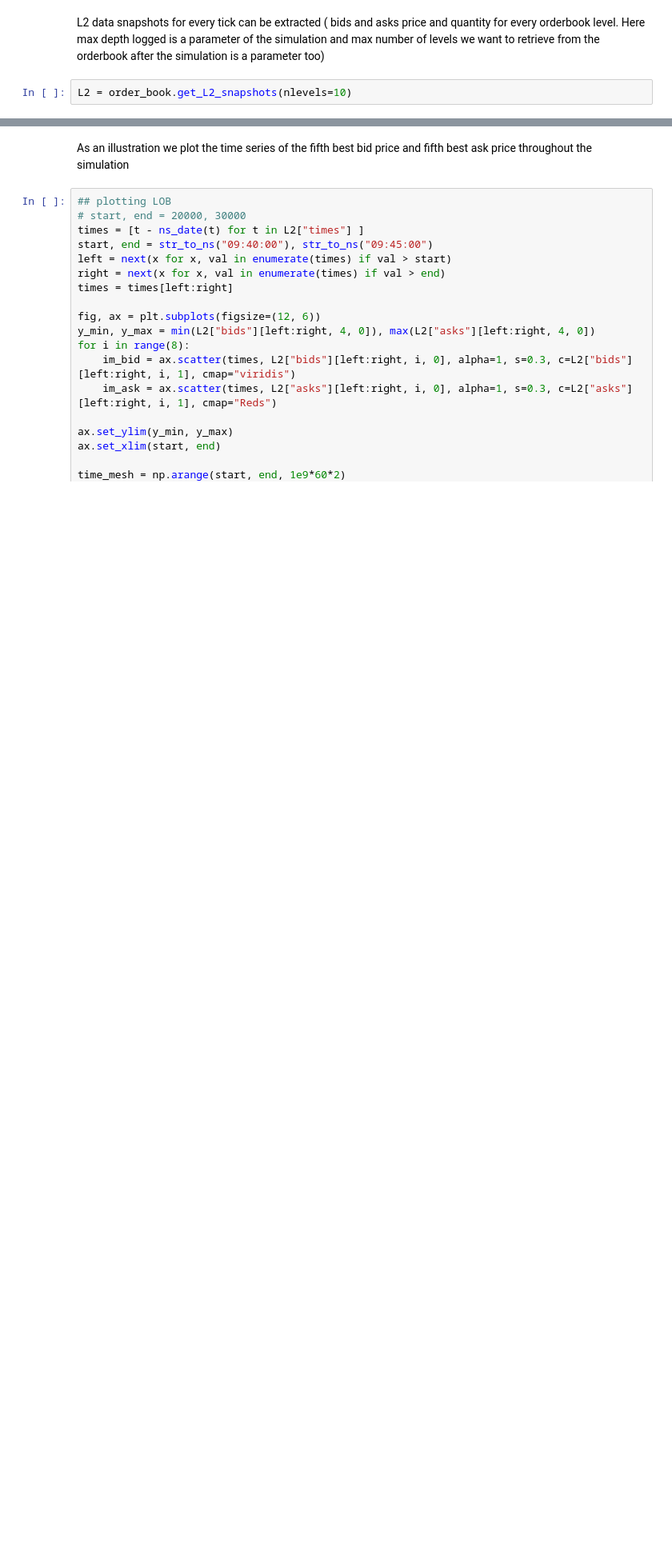
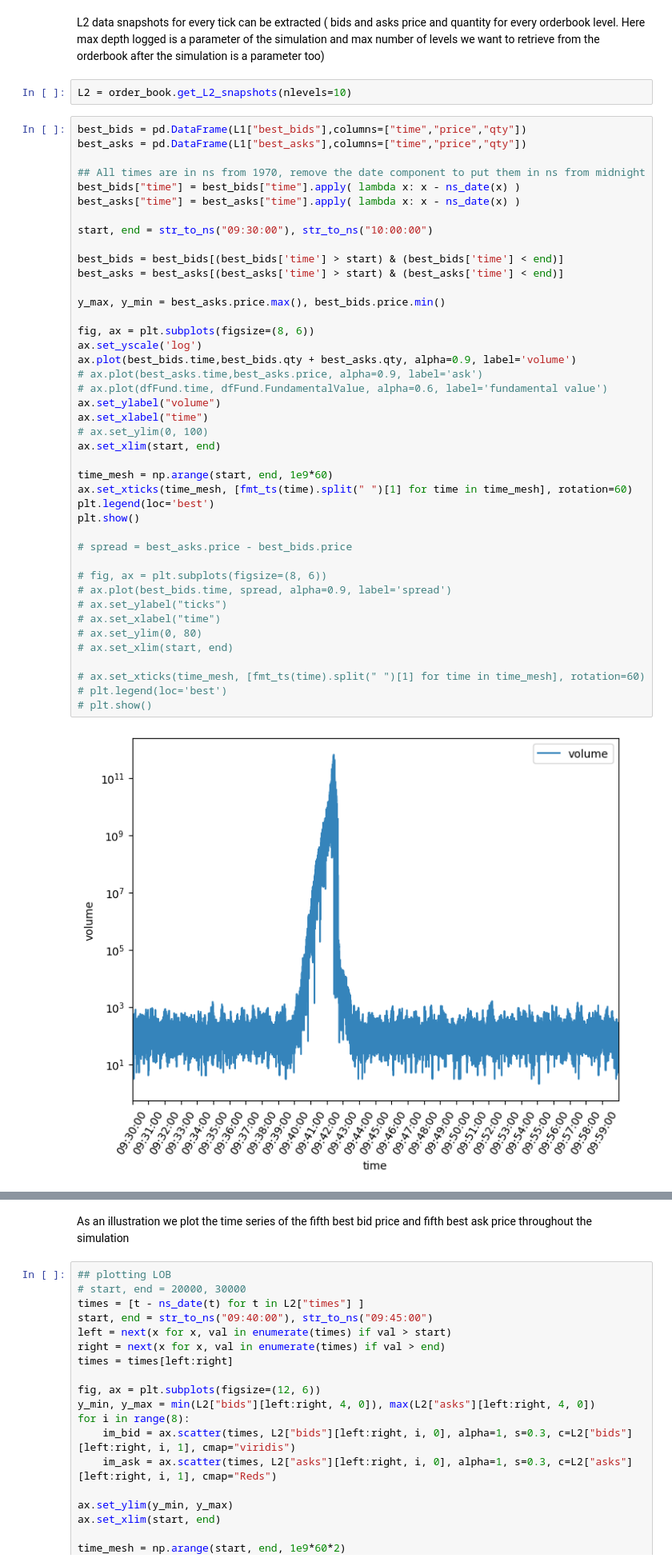
Before and after one commit to joelchu8/agent_based_learning_for_finance, a Jupyter notebook: notebooks/demo_flash_crash.ipynb, the cells around one changed output, grey strips where cells are left out. Shown: that part at 80% size. Cells and saved outputs as stored; diff of their text form; blank space fills up the shorter version.

```diff
--- a/notebooks/demo_flash_crash.ipynb
+++ b/notebooks/demo_flash_crash.ipynb
@@ -178,6 +194,50 @@ L2 data snapshots for every tick can be extracted
 ( bids and asks price and quantity for every orderbook level. Here max depth logged is a parameter of the simulation and max number of levels we want to retrieve from the orderbook after the simulation is a parameter too)
 # %%
 L2 = order_book.get_L2_snapshots(nlevels=10)
+# %%
+best_bids = pd.DataFrame(L1["best_bids"],columns=["time","price","qty"])
+best_asks = pd.DataFrame(L1["best_asks"],columns=["time","price","qty"])
+
+## All times are in ns from 1970, remove the date component to put them in ns from midnight
+best_bids["time"] = best_bids["time"].apply( lambda x: x - ns_date(x) )
+best_asks["time"] = best_asks["time"].apply( lambda x: x - ns_date(x) )
+
+start, end = str_to_ns("09:30:00"), str_to_ns("10:00:00")
+
+best_bids = best_bids[(best_bids['time'] > start) & (best_bids['time'] < end)]
+best_asks = best_asks[(best_asks['time'] > start) & (best_asks['time'] < end)]
+
+y_max, y_min = best_asks.price.max(), best_bids.price.min()
+
+fig, ax = plt.subplots(figsize=(8, 6))
+ax.set_yscale('log')
+ax.plot(best_bids.time,best_bids.qty + best_asks.qty, alpha=0.9, label='volume')
+# ax.plot(best_asks.time,best_asks.price, alpha=0.9, label='ask')
+# ax.plot(dfFund.time, dfFund.FundamentalValue, alpha=0.6, label='fundamental value')
+ax.set_ylabel("volume")
+ax.set_xlabel("time")
+# ax.set_ylim(0, 100)
+ax.set_xlim(start, end)
+
+time_mesh = np.arange(start, end, 1e9*60)
+ax.set_xticks(time_mesh, [fmt_ts(time).split(" ")[1] for time in time_mesh], rotation=60)
+plt.legend(loc='best')
+plt.show()
+
+# spread = best_asks.price - best_bids.price
+
+# fig, ax = plt.subplots(figsize=(8, 6))
+# ax.plot(best_bids.time, spread, alpha=0.9, label='spread')
+# ax.set_ylabel("ticks")
+# ax.set_xlabel("time")
+# ax.set_ylim(0, 80)
+# ax.set_xlim(start, end)
+
+# ax.set_xticks(time_mesh, [fmt_ts(time).split(" ")[1] for time in time_mesh], rotation=60)
+# plt.legend(loc='best')
+# plt.show()
+# %% [output]
+[figure, added]
 # %%
 L2["bids"][10000]
 # %% [output]
```
Also changed, not shown: parts of 10 cells of this notebook, 9 other files.
